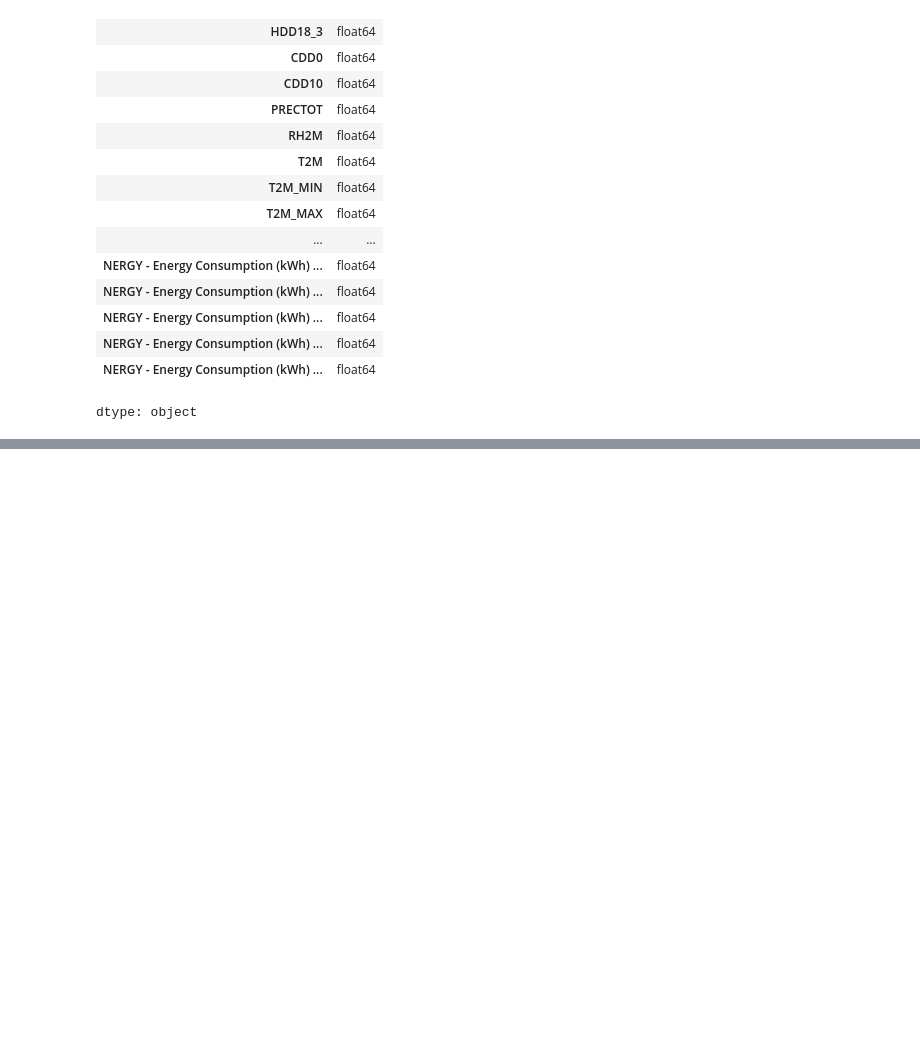
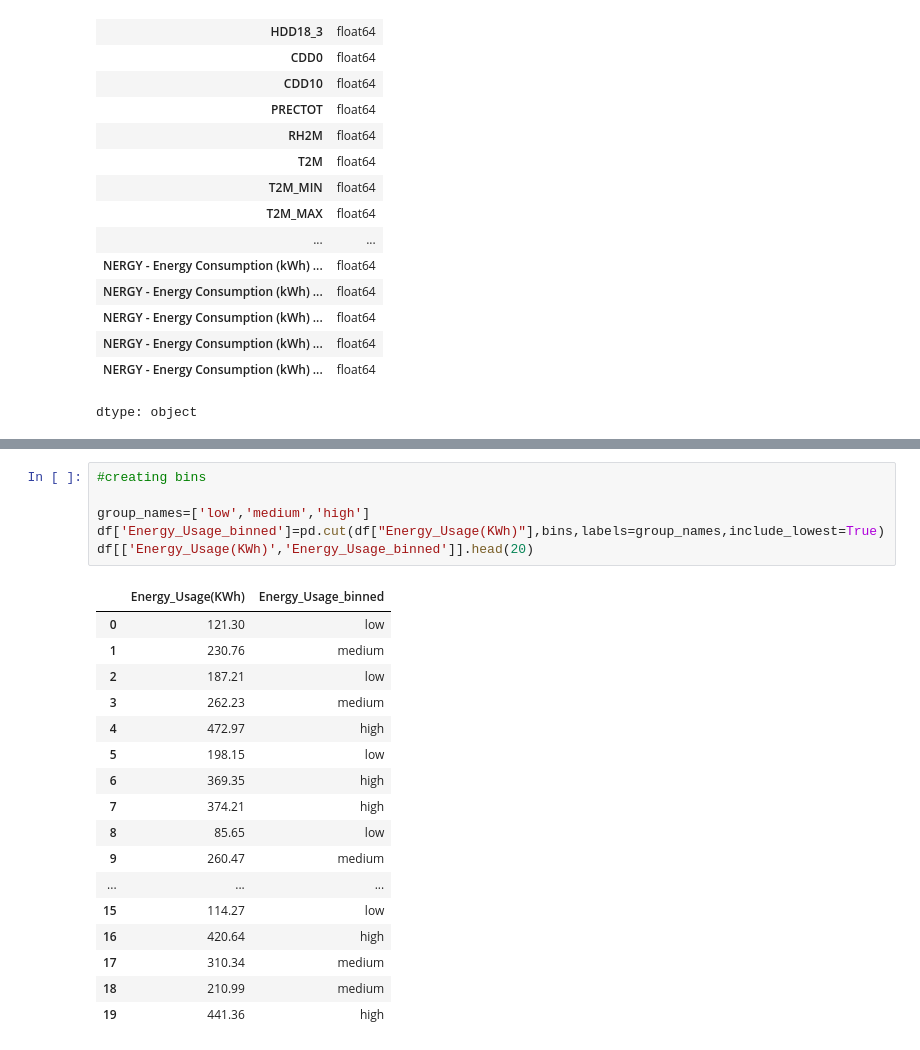
Before and after one commit to thakurakanksha288/learning_ml, a Jupyter notebook: data_cleaning.ipynb, the cells around one changed output, grey strips where cells are left out. Cells and saved outputs as stored; diff of their text form; blank space fills up the shorter version.

```diff
--- a/data_cleaning.ipynb
+++ b/data_cleaning.ipynb
@@ -225,0 +257,24 @@ dtype: object
+# %%
+#creating bins
+
+group_names=['low','medium','high']
+df['Energy_Usage_binned']=pd.cut(df["Energy_Usage(KWh)"],bins,labels=group_names,include_lowest=True)
+df[['Energy_Usage(KWh)','Energy_Usage_binned']].head(20)
+# %% [output]
+|  | Energy_Usage(KWh) | Energy_Usage_binned |
+| 0 | 121.30 | low |
+| 1 | 230.76 | medium |
+| 2 | 187.21 | low |
+| 3 | 262.23 | medium |
+| 4 | 472.97 | high |
+| 5 | 198.15 | low |
+| 6 | 369.35 | high |
+| 7 | 374.21 | high |
+| 8 | 85.65 | low |
+| 9 | 260.47 | medium |
+| ... | ... | ... |
+| 15 | 114.27 | low |
+| 16 | 420.64 | high |
+| 17 | 310.34 | medium |
+| 18 | 210.99 | medium |
+| 19 | 441.36 | high |
```
Also changed, not shown: parts of 16 cells of this notebook.
